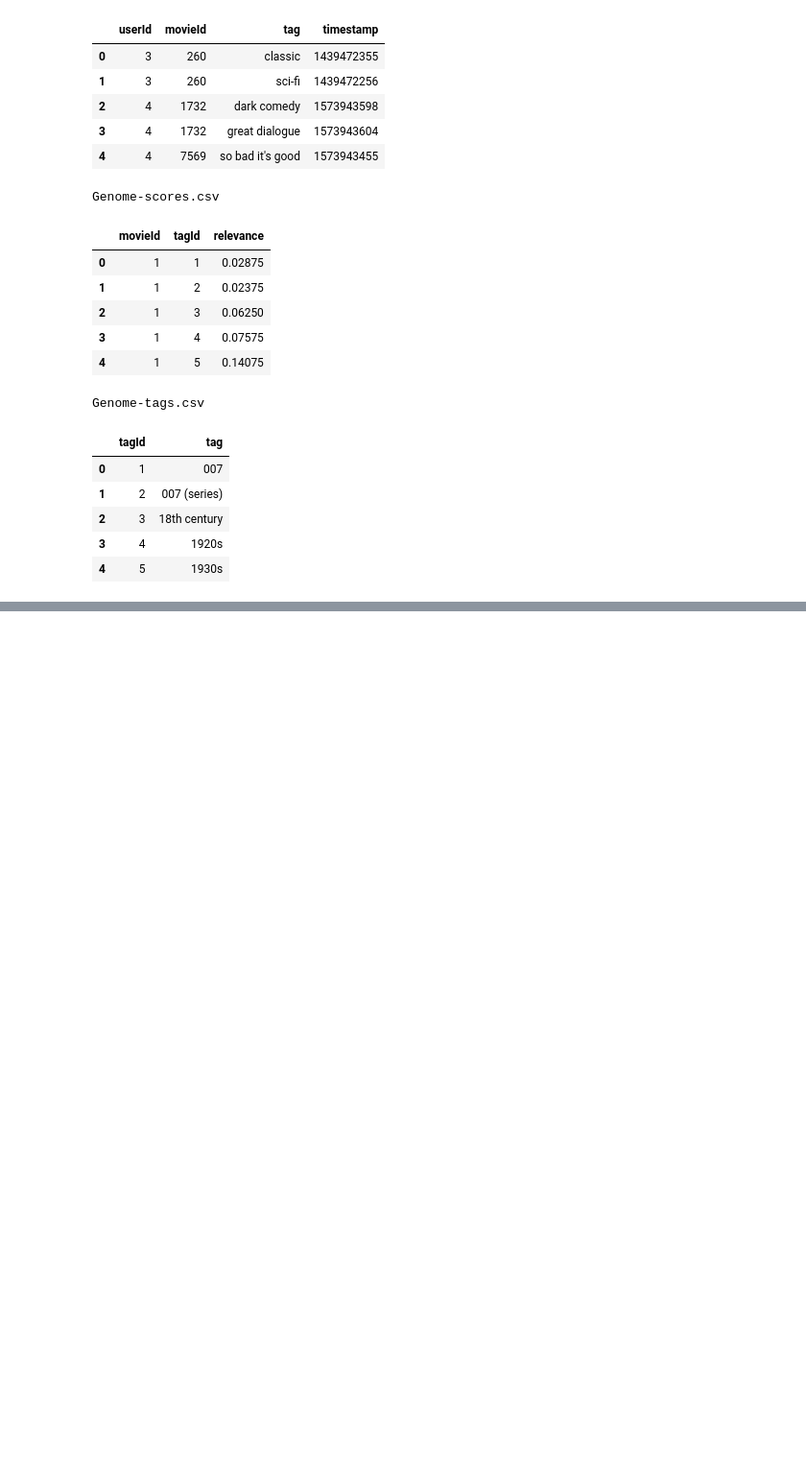
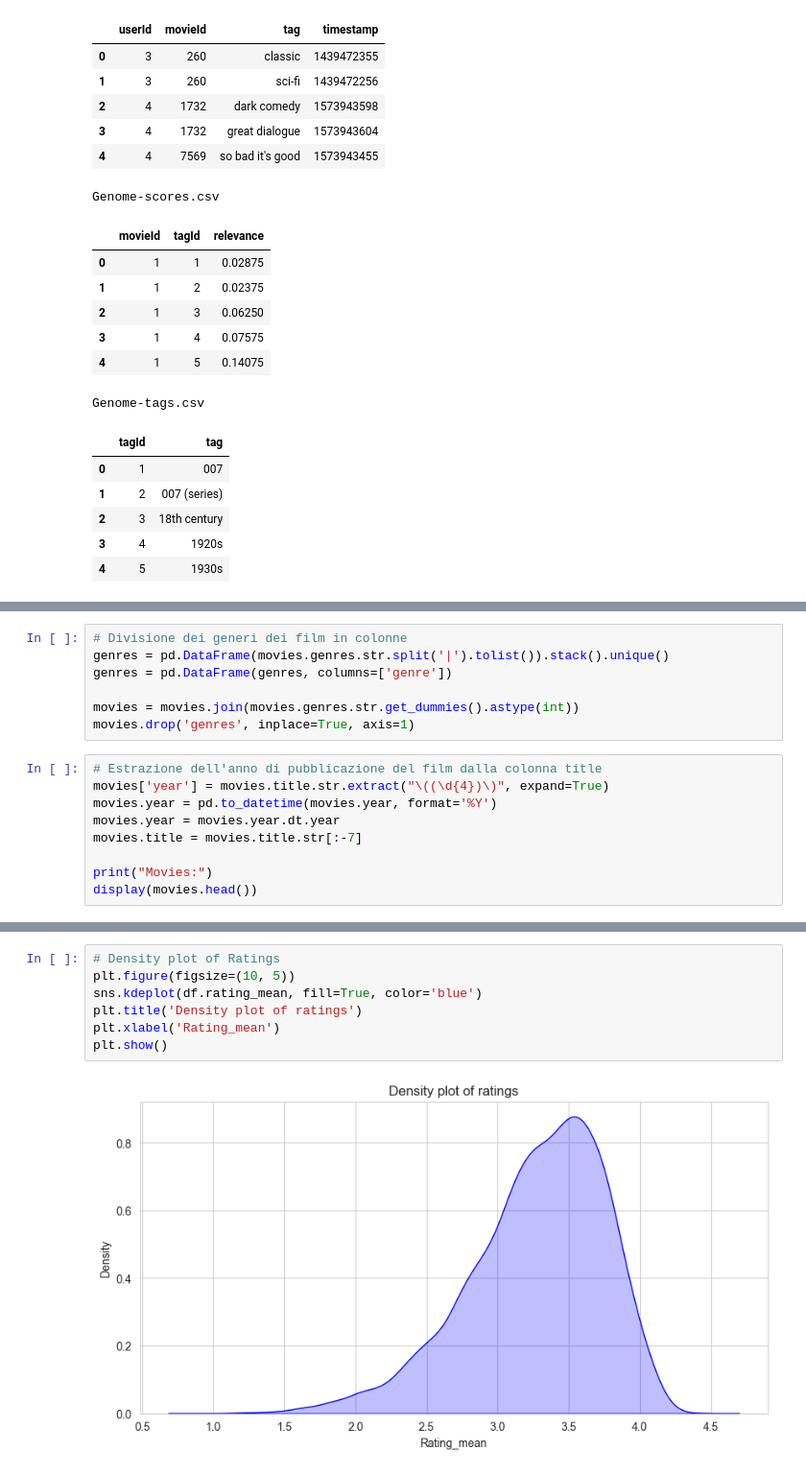
Before and after one commit to DiegoConce/data-analytics-movielens, a Jupyter notebook: main.ipynb, the cells around one changed output, grey strips where cells are left out. Shown at 96% size. Cells and saved outputs as stored; diff of their text form; blank space fills up the shorter version.

```diff
--- a/main.ipynb
+++ b/main.ipynb
@@ -87,0 +97,16 @@ Genome-tags.csv
+# %%
+# Divisione dei generi dei film in colonne
+genres = pd.DataFrame(movies.genres.str.split('|').tolist()).stack().unique()
+genres = pd.DataFrame(genres, columns=['genre'])
+
+movies = movies.join(movies.genres.str.get_dummies().astype(int))
+movies.drop('genres', inplace=True, axis=1)
+# %%
+# Estrazione dell'anno di pubblicazione del film dalla colonna title
+movies['year'] = movies.title.str.extract("\((\d{4})\)", expand=True)
+movies.year = pd.to_datetime(movies.year, format='%Y')
+movies.year = movies.year.dt.year
+movies.title = movies.title.str[:-7]
+
+print("Movies:")
+display(movies.head())
@@ -90,0 +205,9 @@ Proviamo a visualizzare i dati per capire meglio come sono strutturati
+# %%
+# Density plot of Ratings
+plt.figure(figsize=(10, 5))
+sns.kdeplot(df.rating_mean, fill=True, color='blue')
+plt.title('Density plot of ratings')
+plt.xlabel('Rating_mean')
+plt.show()
+# %% [output]
+[figure, added]
```
Also changed, not shown: parts of 14 cells of this notebook.
